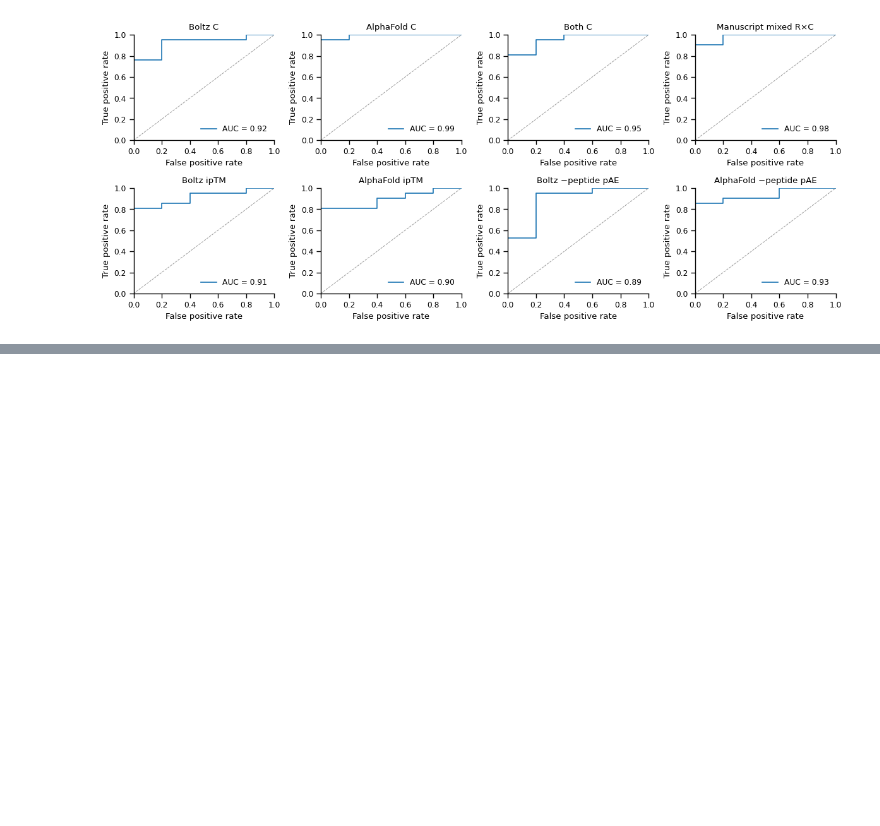
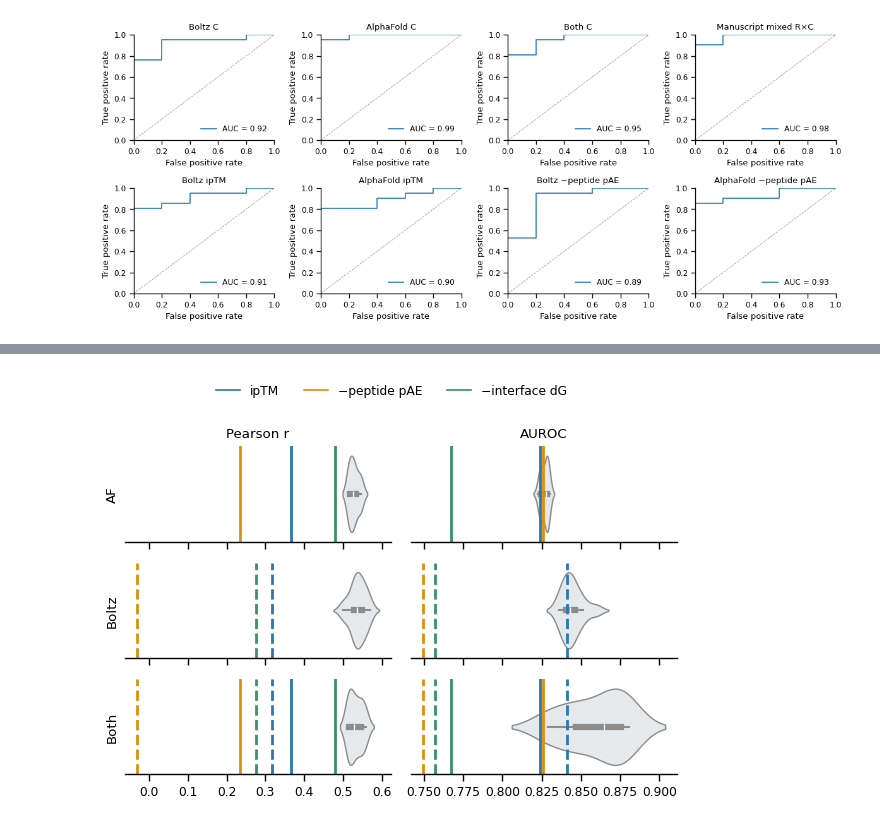
Before and after one commit to ErikHartman/PepBind, a Jupyter notebook: src/binding_score_function/notebooks/revision_2.ipynb, the cells around one changed output, grey strips where cells are left out. Saved outputs shown, nothing was run; the diff lists cells and outputs as text; code cells hidden in the pictures; blank space fills up the shorter version.

```diff
--- a/src/binding_score_function/notebooks/revision_2.ipynb
+++ b/src/binding_score_function/notebooks/revision_2.ipynb
@@ -379,0 +373,45 @@ fig.tight_layout()
+# %%
+split = pd.read_csv(ROOT / 'outputs/revision2_similarity_holdout/split_membership.csv',
+                    index_col='complex_filename')
+split['split'] = split.split.replace({'val': 'train'})
+assert split.groupby('similarity_group').split.nunique().eq(1).all()
+
+X = pd.concat(pd.read_csv(DATA / f'{kind}_X_{part}.csv', index_col='complex_filename')
+              for kind in ['real', 'shuffle', 'random'] for part in ['train', 'val', 'test'])
+X = X.loc[split.index, fit.FEATURE_SCHEMAS['both']]
+y = pd.concat(pd.read_csv(DATA / f'real_y_{part}.csv', index_col='complex_filename').pKd
+              for part in ['train', 'val', 'test'])
+train = split.split.eq('train')
+# %%
+# Load the saved six fits, or fit all six using training data only.
+model_path = RUN_DIR / 'candidate_models.json'
+if model_path.exists():
+    models = json.loads(model_path.read_text())
+else:
+    models = fit.fit_candidate_lists(
+        X.loc[train], split.loc[train], y.loc[split.index[train & split.kind.eq('real')]],
+        RUN_DIR, niterations=100, seed=42)
+# %%
+scores, baselines = evaluate_candidates(models, X, split, y)
+# %%
+colors = {'ipTM': '#2878B5', '−peptide pAE': '#DE8F05', '−interface dG': '#399264'}
+fig, axes = plt.subplots(3, 2, figsize=(6,4), sharex='col')
+for row, (family, label) in enumerate([('alphafold', 'AF'), ('boltz', 'Boltz'), ('both', 'Both')]):
+    for col, metric in enumerate(['Pearson r', 'AUROC']):
+        ax = axes[row, col]
+        order = ['R'] if col == 0 else ['C']
+        sns.violinplot(data=scores.query('family == @family and metric == @metric'),
+                    x='estimate', y='kind', order=order, color='#E5E9EC',
+                   linewidth=1, ax=ax)
+        for baseline in baselines.query('family == @family and metric == @metric').itertuples():
+            source, name = baseline.baseline.split(' ', 1)
+            style = '--' if source == 'Boltz' else '-'
+            ax.axvline(baseline.estimate, color=colors[name], linestyle=style, linewidth=2)
+        ax.set(xlabel='', yticks=[], ylabel=label if col == 0 else '', title=metric if row == 0 else '')
+        sns.despine(ax=ax, left=True)
+
+fig.legend(handles=[Line2D([], [], color=color, label=name) for name, color in colors.items()],
+           loc='upper center', ncol=3, frameon=False, bbox_to_anchor=(.5, 1.1))
+fig.tight_layout()
+# %% [output]
+[figure, added]
```
Also changed, not shown: parts of 5 cells of this notebook, 6 other files.
